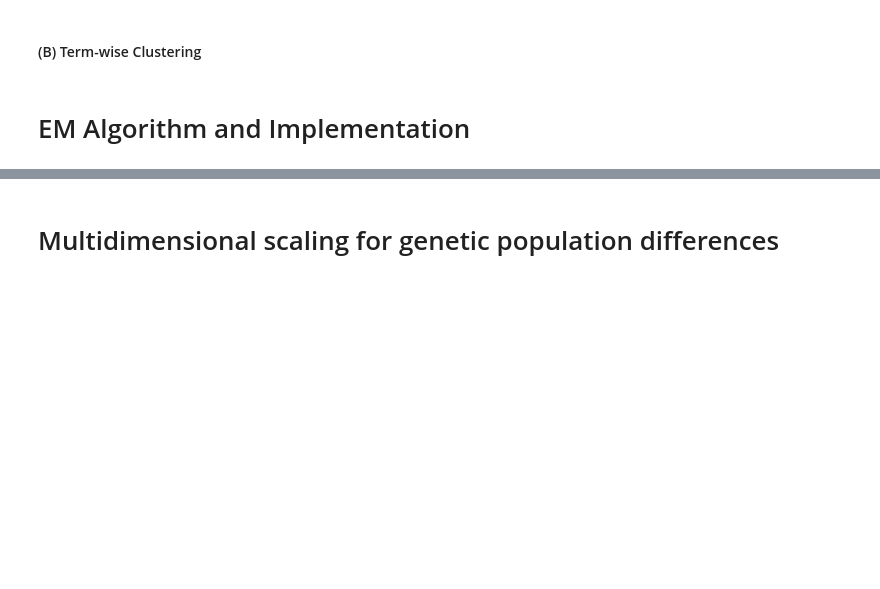
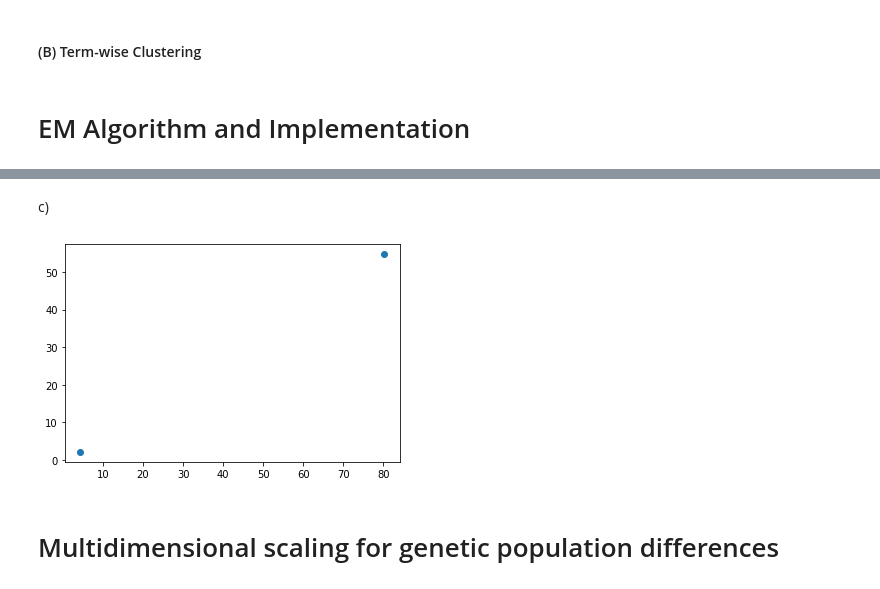
Before and after one commit to simirajpal/Applied-Machine-Learning, a Jupyter notebook: Assignment_3/Homework3_Code.ipynb, the cells around one changed output, grey strips where cells are left out. Drawn from its saved outputs; the diff is of its cells as text; code cells hidden in the pictures; blank space fills up the shorter version.

```diff
--- a/Assignment_3/Homework3_Code.ipynb
+++ b/Assignment_3/Homework3_Code.ipynb
@@ -498,3 +540,14 @@ with open('faitful.dat.txt') as f:
+# %% [markdown]
+c)
+# %%
+g = mixture.GaussianMixture(n_components=2, covariance_type = 'spherical', max_iter = 100)
+g.fit(df)
+iterations = list(range(100))
+
+plt.scatter(g.means_[:][0], g.means_[:][1])
+plt.show()
+# %% [output]
+[figure, added]
 # %% [markdown]
 # Multidimensional scaling for genetic population differences
 # %%
```
Also changed, not shown: parts of 6 cells of this notebook.
